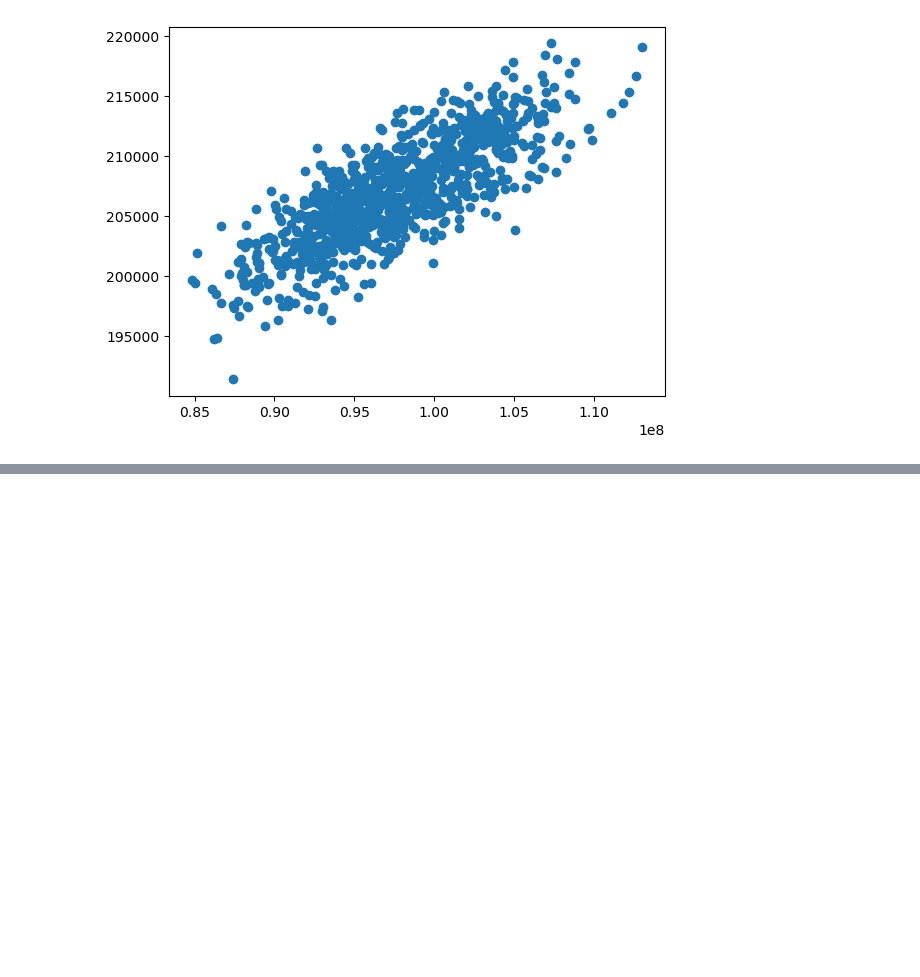
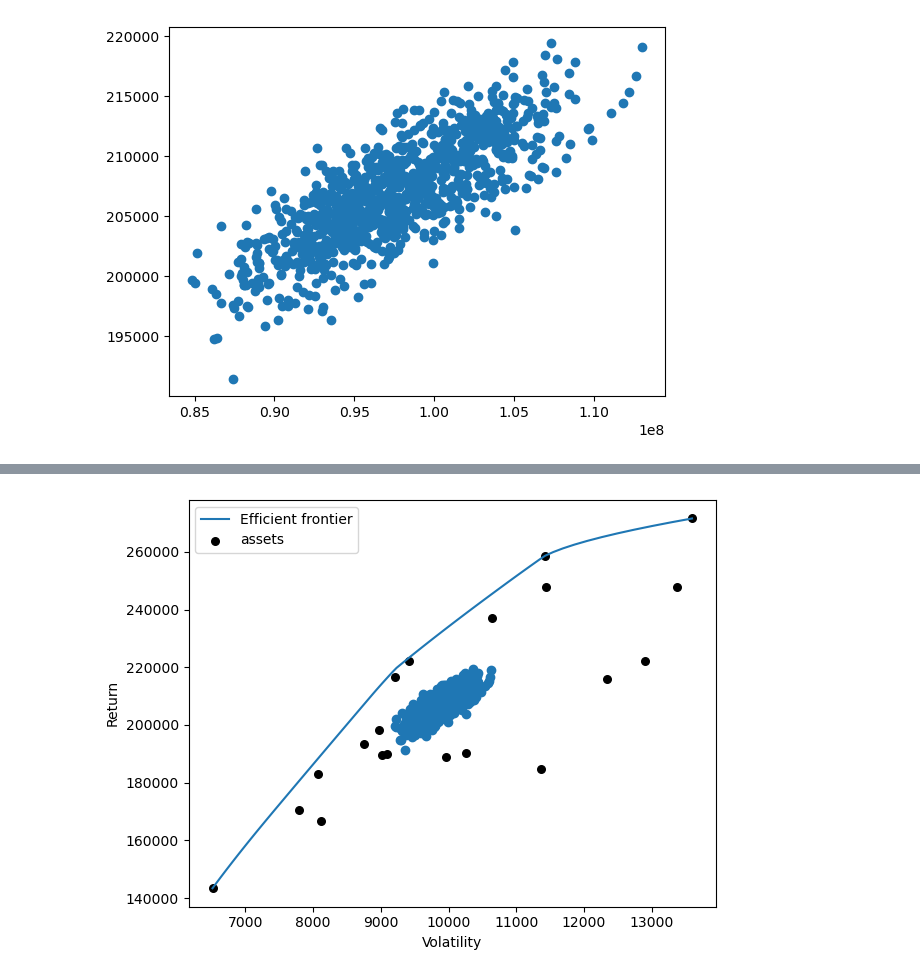
Before and after one commit to marchd1997/EDP_CRM_week, a Jupyter notebook: notebooks/exploration_prices.ipynb, the cells around one changed output, grey strips where cells are left out. Saved outputs shown, nothing was run; the diff lists cells and outputs as text; code cells hidden in the pictures; blank space fills up the shorter version.

Commit message:
frontier

```diff
--- a/notebooks/exploration_prices.ipynb
+++ b/notebooks/exploration_prices.ipynb
@@ -161,2 +175,10 @@ plt.show()
+# %%
+ef = EfficientFrontier(exp, cov,  weight_bounds=(0,1))
+fig, ax = plt.subplots()
+plot_efficient_frontier(ef, ax=ax, show_assets=True)
+plt.scatter(x=np.sqrt(df_plot['cov']), y=df_plot['exp'])
+plt.show()
+# %% [output]
+[figure, added]
 # %%
 # TODO: utilitzar els 10 anys de preus?
```
Also changed, not shown: parts of 2 cells of this notebook.
